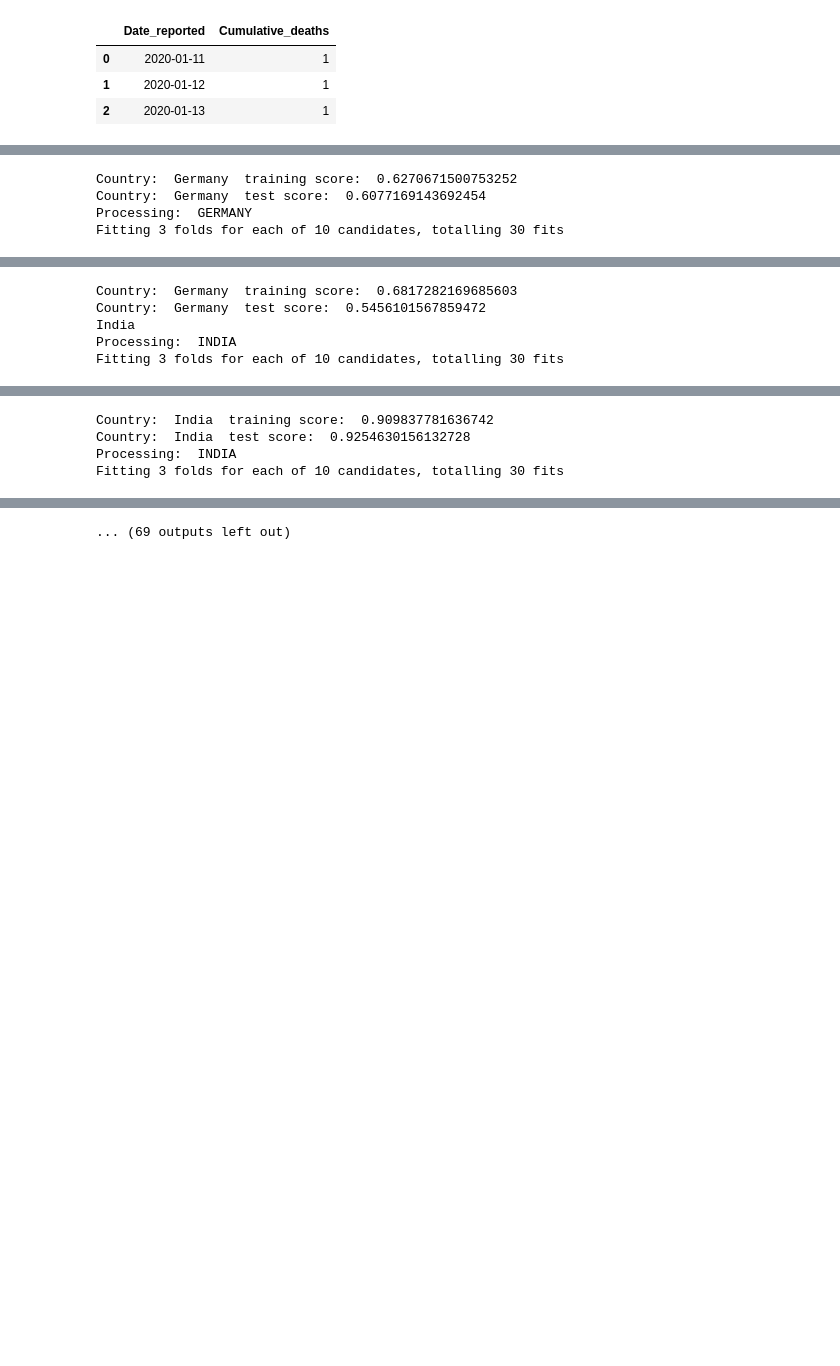
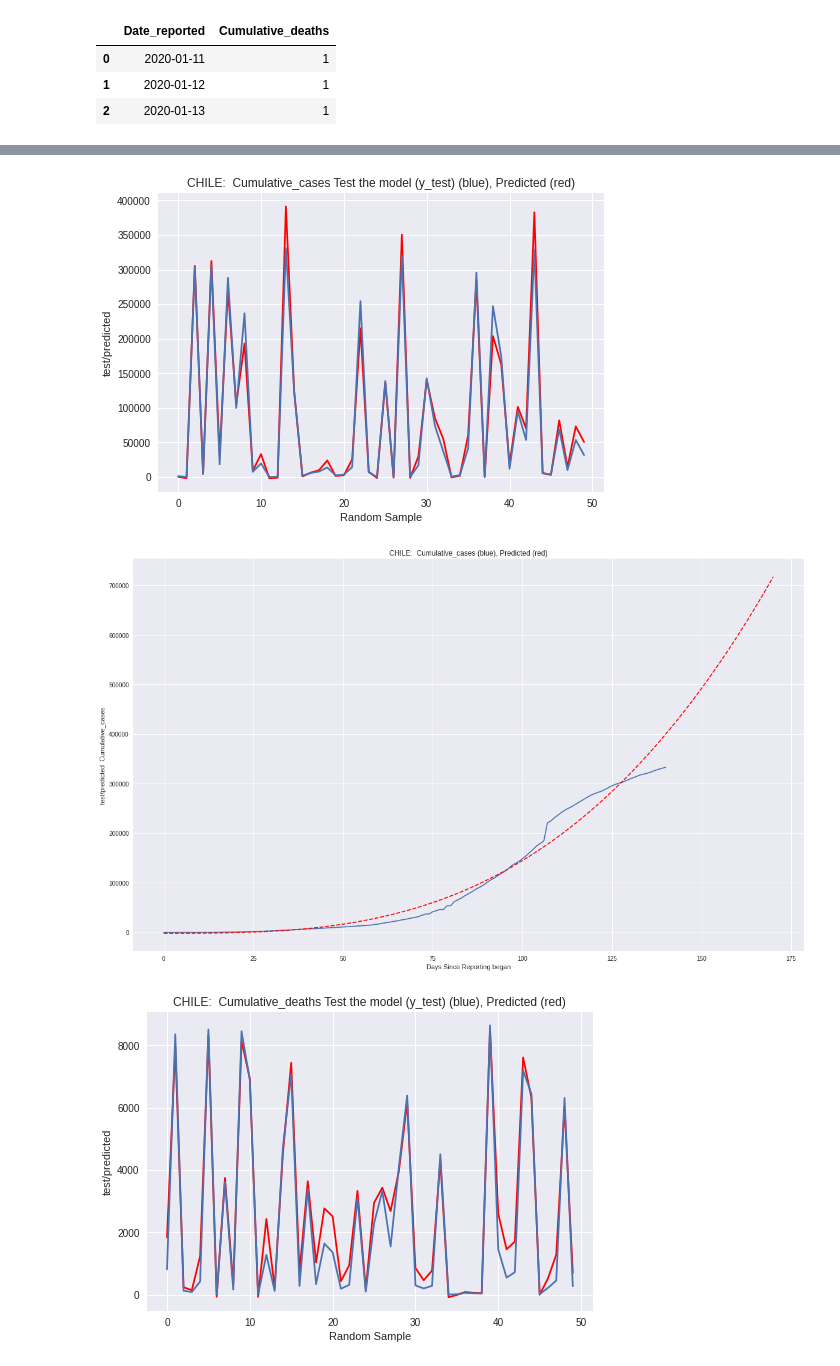
Before and after one commit to annmcnamara/Project_3, a Jupyter notebook: Notebooks/Worst_Affected_Countries.ipynb, the cells around one changed output, grey strips where cells are left out. Saved outputs shown, nothing was run; the diff lists cells and outputs as text; code cells hidden in the pictures; blank space fills up the shorter version.

```diff
--- a/Notebooks/Worst_Affected_Countries.ipynb
+++ b/Notebooks/Worst_Affected_Countries.ipynb
@@ -240,2 +245,2 @@ def one_country(country_name, feature):
 # %%
-worst_affected_countries = ['Brazil', 'Germany', 'India','Iran (Islamic Republic of)', 'Italy', 'Russian Federation', 'Spain', 'The United Kingdom', 'Turkey', 'United States of America' ]
+worst_affected_countries = ['Brazil', 'Chile', 'India', 'Iran (Islamic Republic of)', 'Mexico', 'Peru', 'Russian Federation', 'South Africa', 'The United Kingdom','United States of America']
@@ -241,0 +250,33 @@ worst_affected_countries = ['Brazil', 'Germany', 'India','Iran (Islamic Republic
+# %%
+## LOOP THROUGH EACH COUNTRY
+for country in worst_affected_countries:
+    print(country)
+    df =who_data[who_data[' Country']==country].reset_index()
+    df = df.drop(['index'], axis=1)
+    Country = df[' Country'][0]
+    Country_code =  df[' Country_code'][0]
+    WHO_region = df[' WHO_region'][0]
+    #add the 30 days
+    df = df.append(pd.DataFrame({'Date_reported': pd.date_range(start=df['Date_reported'].iloc[-1], periods=31, freq='D', closed='right').date}))
+
+    df = df.reset_index()
+    df = df.drop(['index'], axis=1)
+
+    df[' Country']      = Country
+    df[' Country_code'] = Country_code
+    df[' WHO_region']   = WHO_region
+    pred_cumulative_cases   = one_country(country, ' Cumulative_cases')
+    pred_cumulative_deaths  = one_country(country, ' Cumulative_deaths')
+
+    # If we wanted to we could apply the model easily to new cases and new deaths...Future Work.
+    # pred_new_cases          = one_country(country, ' New_cases')
+    # pred_new_deaths         = one_country(country, ' New_deaths')
+
+    df['PRED_CUMULATIVE_CASES'] = pred_cumulative_cases
+    df['PRED_CUMULATIVE_DEATHS'] = pred_cumulative_deaths
+    # df['PRED_NEW_CASES']  = pred_new_cases
+    # df['PRED_NEW_DEATHS'] = pred_new_deaths
+
+
+    with open('/Drive/My Drive/Colab Notebooks/COVID19/'+country+'.csv', 'w') as f:
+      df.to_csv(f)
@@ -242,6 +325,8 @@ worst_affected_countries = ['Brazil', 'Germany', 'India','Iran (Islamic Republic
+# %%
+worst_affected_countriesR = ['Chile']
 # %%
 ## LOOP THROUGH EACH COUNTRY
-for country in worst_affected_countries:
+for country in worst_affected_countriesR:
     print(country)
     df =who_data[who_data[' Country']==country].reset_index()
     df = df.drop(['index'], axis=1)
@@ -294,4 +371,0 @@ Fitting 3 folds for each of 10 candidates, totalling 30 fits
-Country:  Germany  training score:  0.6270671500753252
-Country:  Germany  test score:  0.6077169143692454
-Processing:  GERMANY
-Fitting 3 folds for each of 10 candidates, totalling 30 fits
@@ -300,5 +371,0 @@ Fitting 3 folds for each of 10 candidates, totalling 30 fits
-Country:  Germany  training score:  0.6817282169685603
-Country:  Germany  test score:  0.5456101567859472
-India
-Processing:  INDIA
-Fitting 3 folds for each of 10 candidates, totalling 30 fits
@@ -307,4 +371,0 @@ Fitting 3 folds for each of 10 candidates, totalling 30 fits
-Country:  India  training score:  0.909837781636742
-Country:  India  test score:  0.9254630156132728
-Processing:  INDIA
-Fitting 3 folds for each of 10 candidates, totalling 30 fits
@@ -313 +372,3 @@ Fitting 3 folds for each of 10 candidates, totalling 30 fits
-... (69 outputs left out)
+[figure, added]
+[figure, added]
+[figure, added]
```
Also changed, not shown: parts of 25 cells of this notebook.
